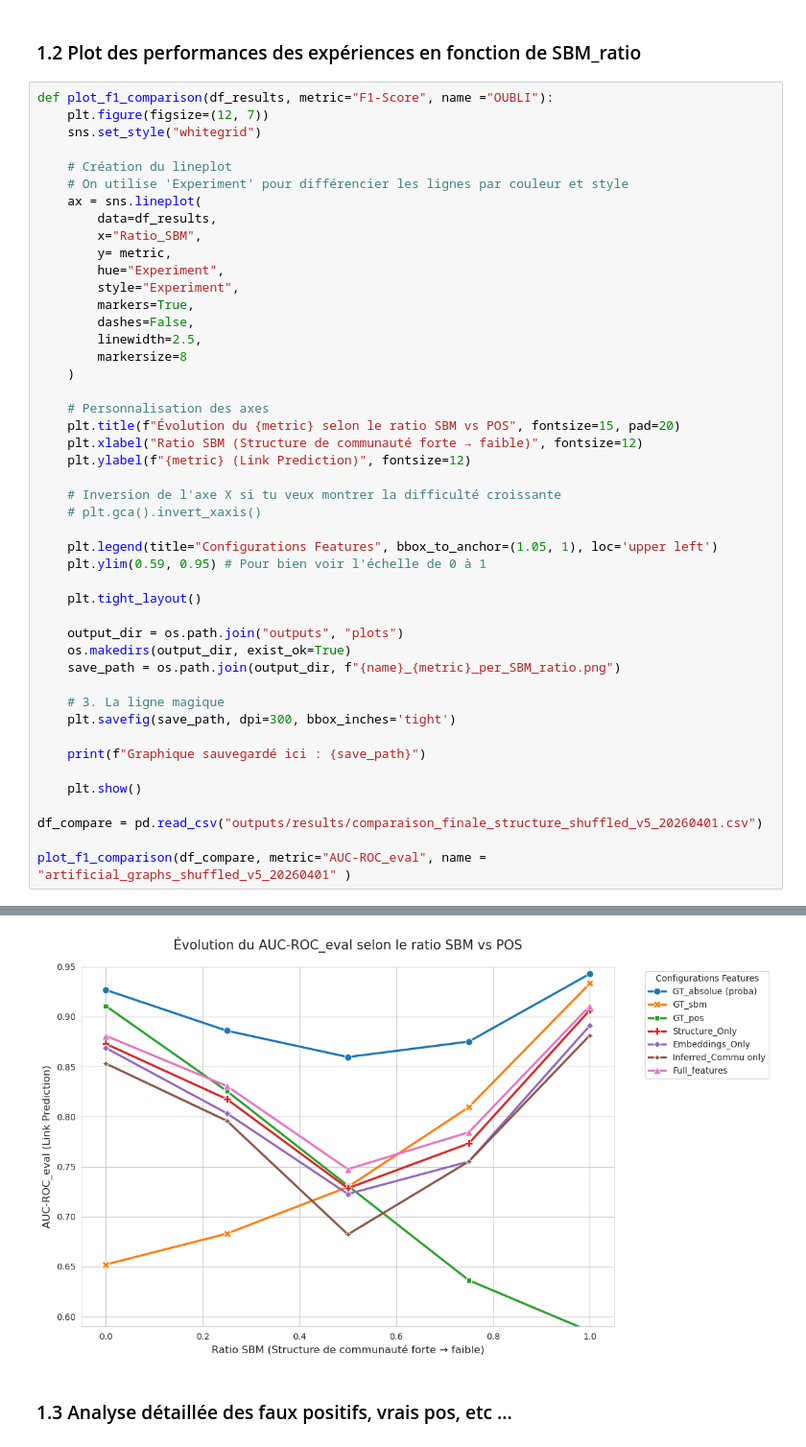
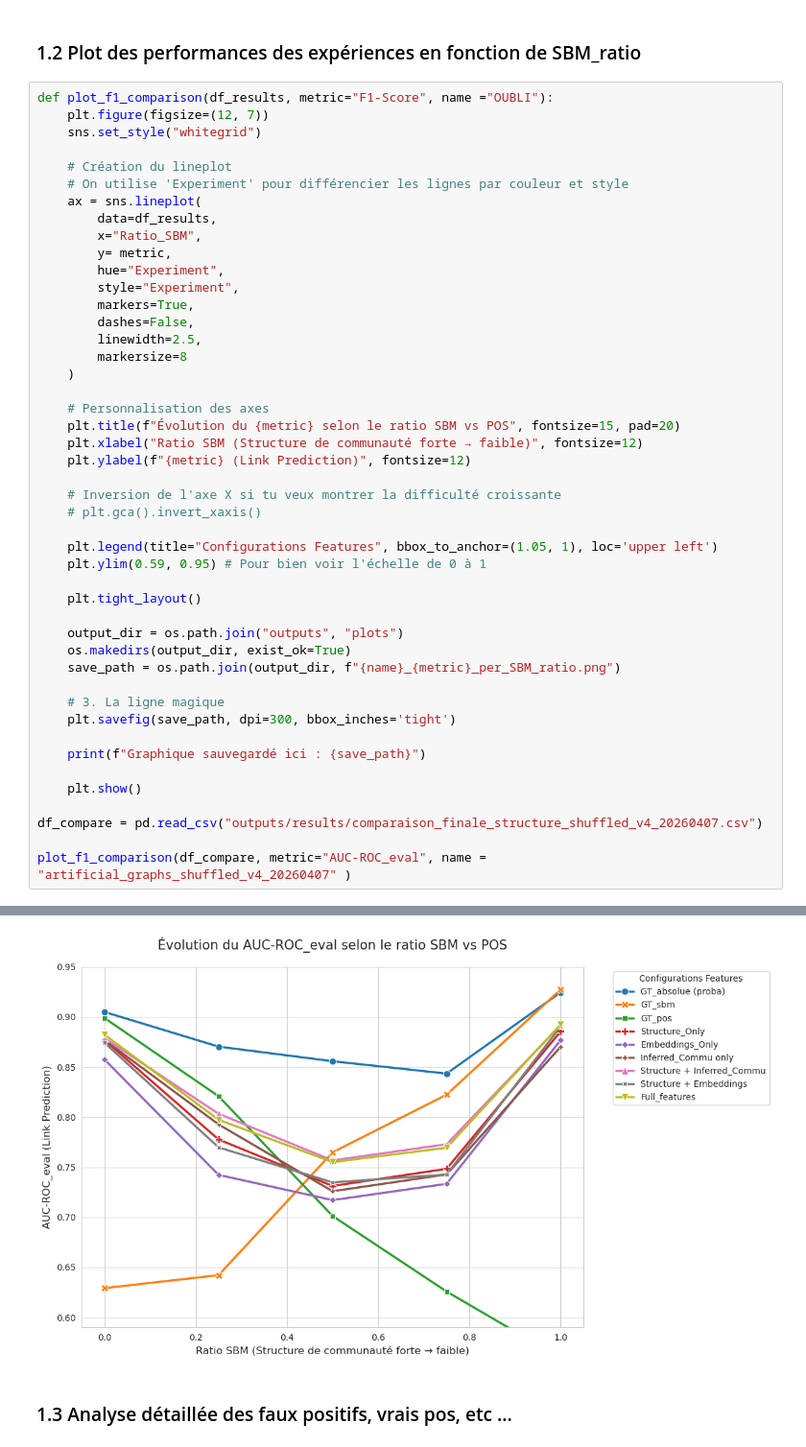
Before and after one commit to DeankoontzG/SHAP-like-Graph-Analysis, a Jupyter notebook: Performance_Analysis.ipynb, the cells around one changed output, grey strips where cells are left out. Shown at 96% size. Drawn from its saved outputs; the diff is of its cells as text.

```diff
--- a/Performance_Analysis.ipynb
+++ b/Performance_Analysis.ipynb
@@ -419,7 +418,7 @@ def plot_f1_comparison(df_results, metric="F1-Score", name ="OUBLI"):
 
     plt.show()
 
-df_compare = pd.read_csv("outputs/results/comparaison_finale_structure_shuffled_v5_20260401.csv")
+df_compare = pd.read_csv("outputs/results/comparaison_finale_structure_shuffled_v4_20260407.csv")
 
-plot_f1_comparison(df_compare, metric="AUC-ROC_eval", name = "artificial_graphs_shuffled_v5_20260401" )
+plot_f1_comparison(df_compare, metric="AUC-ROC_eval", name = "artificial_graphs_shuffled_v4_20260407" )
 # %% [output]
@@ -427,4 +426,4 @@ Graphique sauvegardé ici : outputs/plots/artificial_graphs_shuffled_v5_20260401
-[figure, old version]
+[figure, new version]
 # %% [markdown]
 ### 1.3 Analyse détaillée des faux positifs, vrais pos, etc ...
 # %%
```
Also changed, not shown: parts of 46 cells of this notebook, 18 other files.
